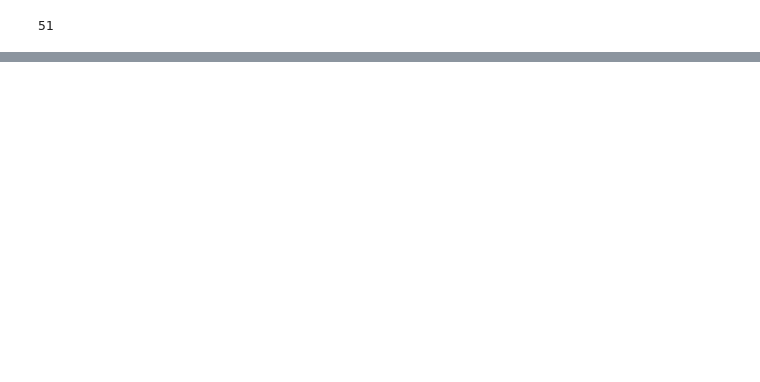
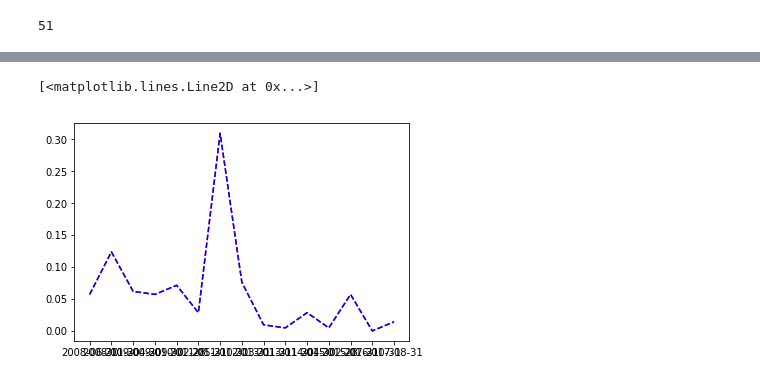
Before and after one commit to angadkalra/QuantumComputingProject, a Jupyter notebook: GraphColor/GCExperiments.ipynb, the cells around one changed output, grey strips where cells are left out. Cells and saved outputs as stored; diff of their text form; code cells hidden in the pictures; blank space fills up the shorter version.

```diff
--- a/GraphColor/GCExperiments.ipynb
+++ b/GraphColor/GCExperiments.ipynb
@@ -207,0 +243,7 @@ pd.DataFrame(data={"date": date_array, "threshold": threshold_array, "density":
+# %%
+plt.figure(2)
+plt.plot(quant_res["date"], quant_res["density"], 'r--')
+plt.plot(class_res["date"], class_res["density"], 'b--')
+# %% [output]
+[<matplotlib.lines.Line2D at 0x...>]
+[figure, added]
```
Also changed, not shown: parts of 13 cells of this notebook, 1 other file.
